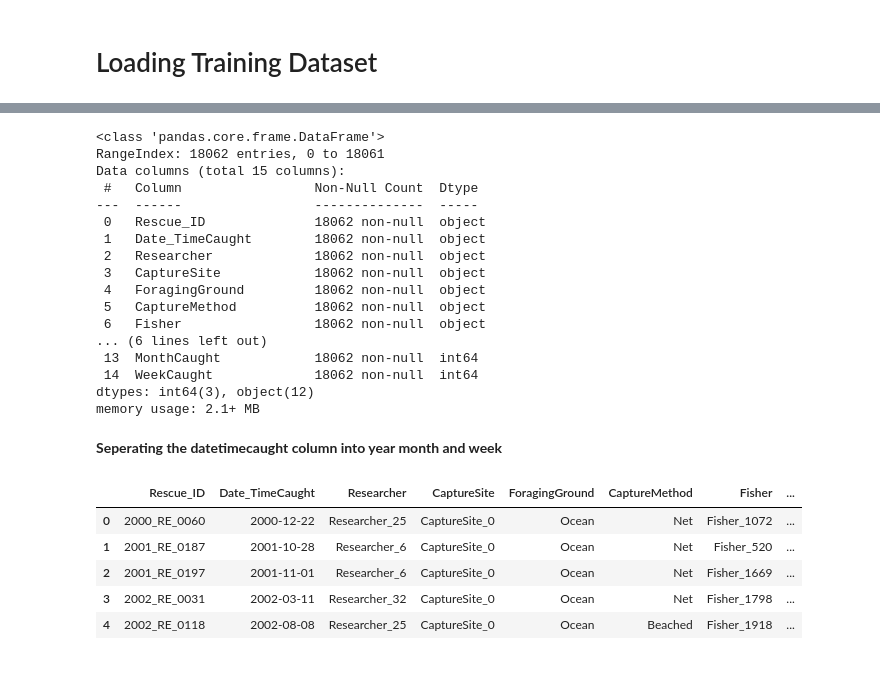
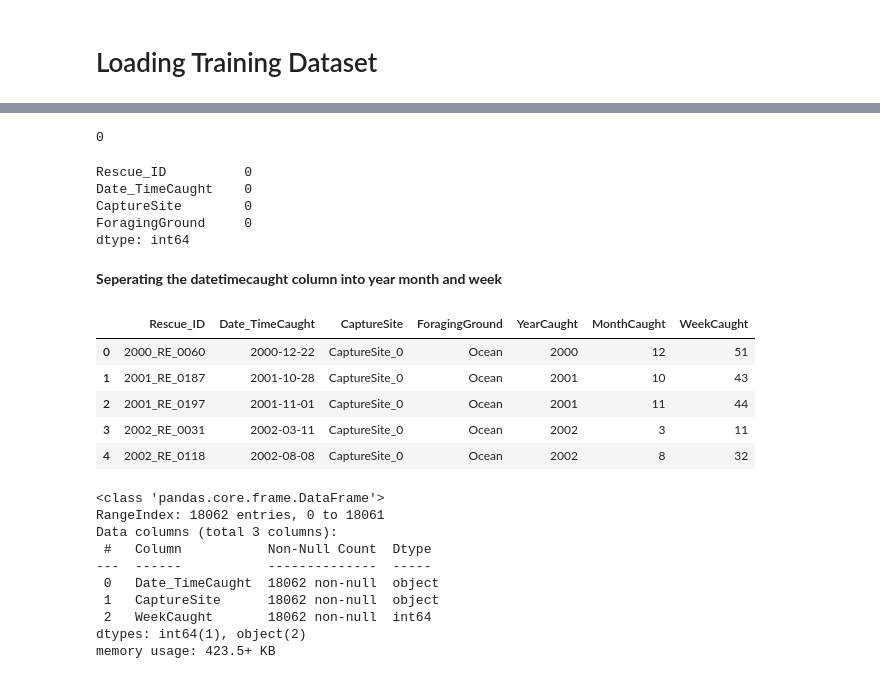
Before and after one commit to KevKibe/Sea-Turtle-Rescue-Forecast, a Jupyter notebook: Sea Turtle Rescue Forecast .ipynb, the cells around one changed output, grey strips where cells are left out. Cells and saved outputs as stored; diff of their text form; code cells hidden in the pictures.

```diff
--- a/Sea Turtle Rescue Forecast .ipynb
+++ b/Sea Turtle Rescue Forecast .ipynb
@@ -20,4 +19,5 @@ df.head()
 # %%
-newer_df= df[['Rescue_ID','Date_TimeCaught','CaptureSite']].copy()
+#seperating the columns we need
+newer_df= df[['Rescue_ID','Date_TimeCaught','CaptureSite','ForagingGround']].copy()
 newer_df.head()
 # %% [output]
@@ -72,37 +44,47 @@ new_df['ReleaseSite'] = new_df['ReleaseSite'].fillna(releasesitemode)
-# %%
-new_df.info()
-# %% [output]
-<class 'pandas.core.frame.DataFrame'>
-RangeIndex: 18062 entries, 0 to 18061
-Data columns (total 15 columns):
- #   Column                 Non-Null Count  Dtype
----  ------                 --------------  -----
- 0   Rescue_ID              18062 non-null  object
- 1   Date_TimeCaught        18062 non-null  object
- 2   Researcher             18062 non-null  object
- 3   CaptureSite            18062 non-null  object
- 4   ForagingGround         18062 non-null  object
- 5   CaptureMethod          18062 non-null  object
- 6   Fisher                 18062 non-null  object
-... (6 lines left out)
- 13  MonthCaught            18062 non-null  int64
- 14  WeekCaught             18062 non-null  int64
-dtypes: int64(3), object(12)
-memory usage: 2.1+ MB
+# %%
+newer_df.duplicated().sum()
+# %% [output]
+0
+# %%
+newer_df.isnull().sum()
+# %% [output]
+Rescue_ID          0
+Date_TimeCaught    0
+CaptureSite        0
+ForagingGround     0
+dtype: int64
 # %% [markdown]
 <b>Seperating the datetimecaught column into year month and week<b>
 # %%
 #splitting the year from date_timecaught
-new_df['YearCaught'] = pd.DatetimeIndex(new_df['Date_TimeCaught']).year
+newer_df['YearCaught'] = pd.DatetimeIndex(newer_df['Date_TimeCaught']).year
 #splitting month
-new_df['MonthCaught'] = pd.DatetimeIndex(new_df['Date_TimeCaught']).month
+newer_df['MonthCaught'] = pd.DatetimeIndex(newer_df['Date_TimeCaught']).month
 #splitting the week
-new_df['WeekCaught'] = pd.DatetimeIndex(new_df['Date_TimeCaught']).week
-new_df.head()
+newer_df['WeekCaught'] = pd.DatetimeIndex(newer_df['Date_TimeCaught']).week
+newer_df.head()
 # %% [output]
-|  | Rescue_ID | Date_TimeCaught | Researcher | CaptureSite | ForagingGround | CaptureMethod | Fisher | ... |
-| 0 | 2000_RE_0060 | 2000-12-22 | Researcher_25 | CaptureSite_0 | Ocean | Net | Fisher_1072 | ... |
-| 1 | 2001_RE_0187 | 2001-10-28 | Researcher_6 | CaptureSite_0 | Ocean | Net | Fisher_520 | ... |
-| 2 | 2001_RE_0197 | 2001-11-01 | Researcher_6 | CaptureSite_0 | Ocean | Net | Fisher_1669 | ... |
-| 3 | 2002_RE_0031 | 2002-03-11 | Researcher_32 | CaptureSite_0 | Ocean | Net | Fisher_1798 | ... |
-| 4 | 2002_RE_0118 | 2002-08-08 | Researcher_25 | CaptureSite_0 | Ocean | Beached | Fisher_1918 | ... |
+|  | Rescue_ID | Date_TimeCaught | CaptureSite | ForagingGround | YearCaught | MonthCaught | WeekCaught |
+| 0 | 2000_RE_0060 | 2000-12-22 | CaptureSite_0 | Ocean | 2000 | 12 | 51 |
+| 1 | 2001_RE_0187 | 2001-10-28 | CaptureSite_0 | Ocean | 2001 | 10 | 43 |
+| 2 | 2001_RE_0197 | 2001-11-01 | CaptureSite_0 | Ocean | 2001 | 11 | 44 |
+| 3 | 2002_RE_0031 | 2002-03-11 | CaptureSite_0 | Ocean | 2002 | 3 | 11 |
+| 4 | 2002_RE_0118 | 2002-08-08 | CaptureSite_0 | Ocean | 2002 | 8 | 32 |
+# %%
+newer_df.drop("Rescue_ID", axis=1, inplace=True)
+
+newer_df.drop("ForagingGround", axis=1, inplace=True)
+newer_df.drop("YearCaught", axis=1, inplace=True)
+newer_df.drop("MonthCaught", axis=1, inplace=True)
+newer_df.info()
+# %% [output]
+<class 'pandas.core.frame.DataFrame'>
+RangeIndex: 18062 entries, 0 to 18061
+Data columns (total 3 columns):
+ #   Column           Non-Null Count  Dtype
+---  ------           --------------  -----
+ 0   Date_TimeCaught  18062 non-null  object
+ 1   CaptureSite      18062 non-null  object
+ 2   WeekCaught       18062 non-null  int64
+dtypes: int64(1), object(2)
+memory usage: 423.5+ KB
```
Also changed, not shown: parts of 11 cells of this notebook.
